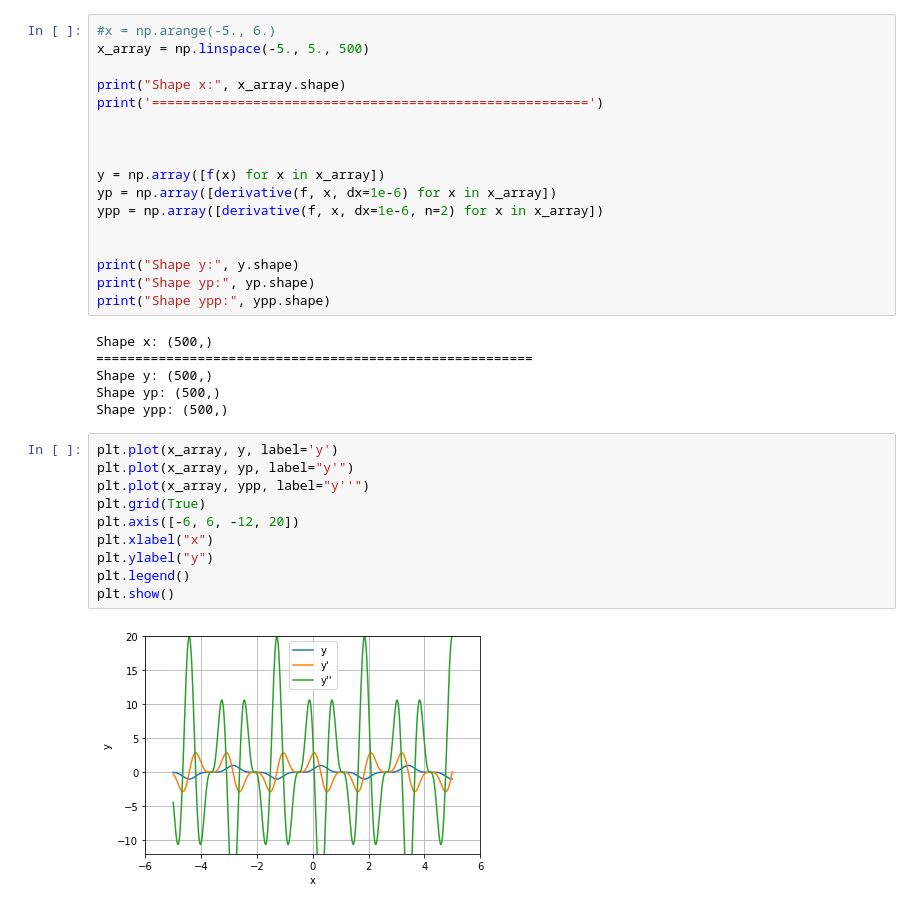
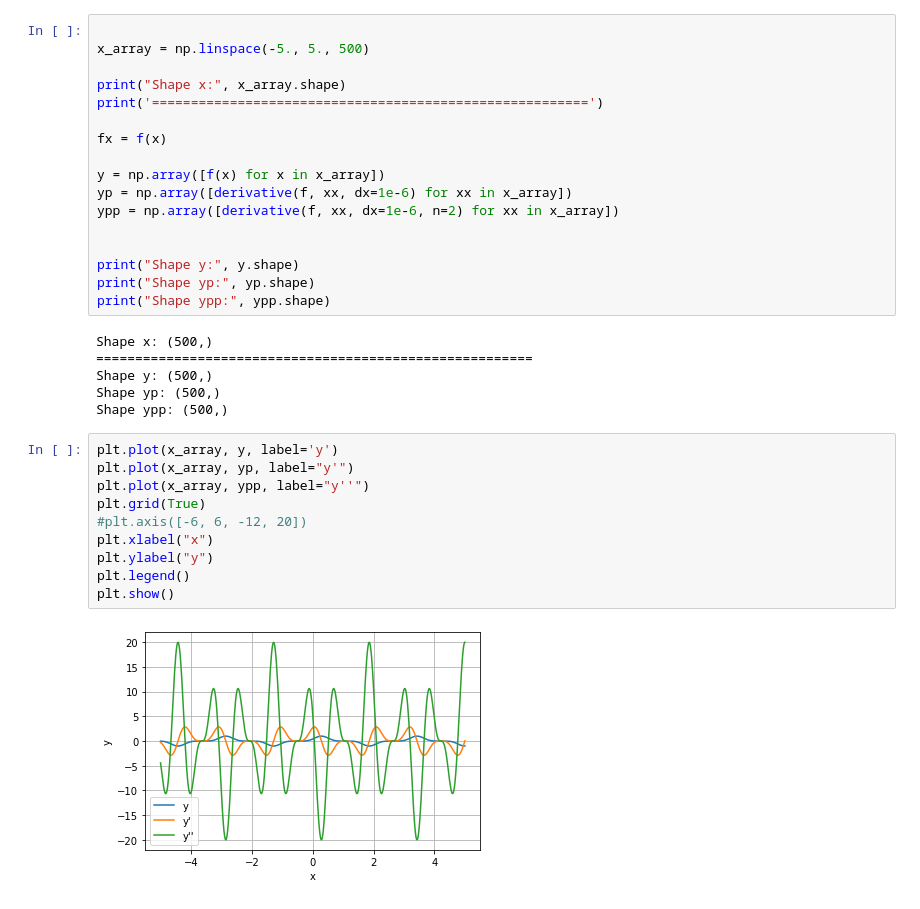
Before and after one commit to IvanAniskavets/Python_2.0, a Jupyter notebook: Math_for_DS_4/derivative_hw.ipynb, the cells around one changed output. Cells and saved outputs as stored; diff of their text form.

```diff
--- a/Math_for_DS_4/derivative_hw.ipynb
+++ b/Math_for_DS_4/derivative_hw.ipynb
@@ -121,17 +121,17 @@ print(derivative(f, x, dx=1e-6, n=2)) # вторая производная
 def f(x):
     return np.sin(2*x + 1)**5
 # %%
-#x = np.arange(-5., 6.)
+
 x_array = np.linspace(-5., 5., 500)
 
 print("Shape x:", x_array.shape)
 print('========================================================')
 
-
+fx = f(x)
 
 y = np.array([f(x) for x in x_array])
-yp = np.array([derivative(f, x, dx=1e-6) for x in x_array])
-ypp = np.array([derivative(f, x, dx=1e-6, n=2) for x in x_array])
+yp = np.array([derivative(f, xx, dx=1e-6) for xx in x_array])
+ypp = np.array([derivative(f, xx, dx=1e-6, n=2) for xx in x_array])
 
 
 print("Shape y:", y.shape)
@@ -146,12 +146,12 @@ Shape ypp: (500,)
 # %%
 plt.plot(x_array, y, label='y')
 plt.plot(x_array, yp, label="y'")
 plt.plot(x_array, ypp, label="y''")
 plt.grid(True)
-plt.axis([-6, 6, -12, 20])
+#plt.axis([-6, 6, -12, 20])
 plt.xlabel("x")
 plt.ylabel("y")
 plt.legend()
 plt.show()
 # %% [output]
-[figure, old version]
+[figure, new version]
```
Also changed, not shown: parts of 1 cell of this notebook.
